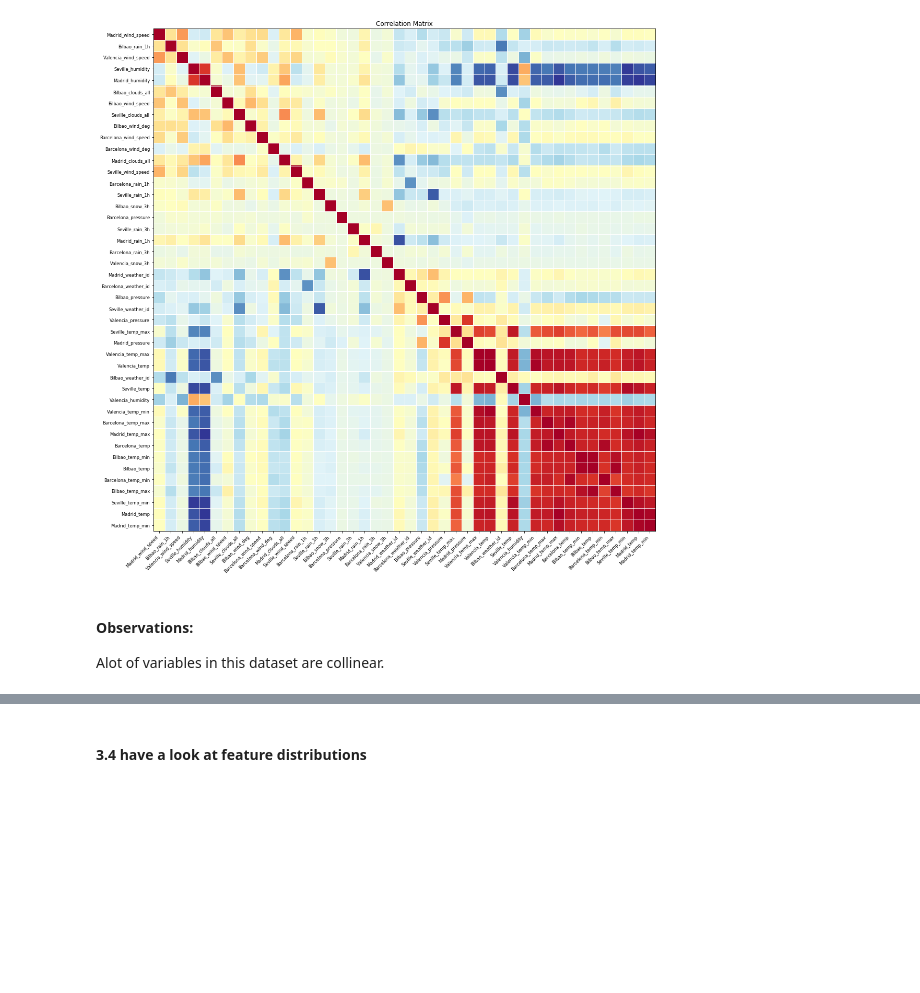
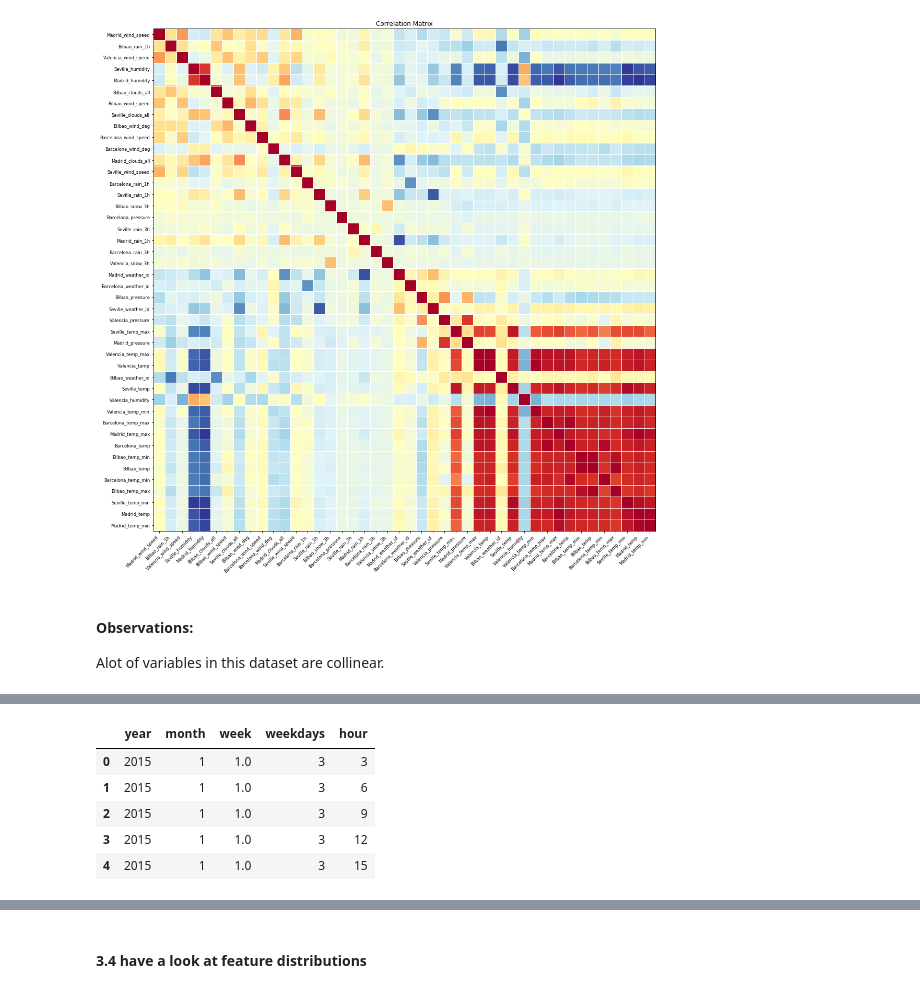
Before and after one commit to Explore-AI/load-shortfall-regression-predict-api, a Jupyter notebook: team3-notebook.ipynb, the cells around one changed output, grey strips where cells are left out. Drawn from its saved outputs; the diff is of its cells as text; code cells hidden in the pictures; blank space fills up the shorter version.

```diff
--- a/team3-notebook.ipynb
+++ b/team3-notebook.ipynb
@@ -578,0 +583,23 @@ Alot of variables in this dataset are collinear.
+# %%
+#get year,month,week,days,hours from time column and convert them to int
+df_train['year'] = pd.DatetimeIndex(df_train['time']).year
+df_train['month'] = pd.DatetimeIndex(df_train['time']).month
+df_train['week'] = pd.DatetimeIndex(df_train['time']).week
+df_train['weekdays'] = pd.DatetimeIndex(df_train['time']).weekday
+df_train['hour'] = pd.DatetimeIndex(df_train['time']).hour
+
+#change the datatype to float, useful for regression
+df_train['year']= df_train['year'].astype('int')
+df_train['month']= df_train['month'].astype('int')
+df_train['week']= df_train['week'].astype('float')
+df_train['weekdays']= df_train['weekdays'].astype('int')
+df_train['hour']= df_train['hour'].astype('int')
+
+df_train[['year','month','week','weekdays','hour']].head()
+# %% [output]
+|  | year | month | week | weekdays | hour |
+| 0 | 2015 | 1 | 1.0 | 3 | 3 |
+| 1 | 2015 | 1 | 1.0 | 3 | 6 |
+| 2 | 2015 | 1 | 1.0 | 3 | 9 |
+| 3 | 2015 | 1 | 1.0 | 3 | 12 |
+| 4 | 2015 | 1 | 1.0 | 3 | 15 |
```
Also changed, not shown: parts of 10 cells of this notebook, 1 other file.
